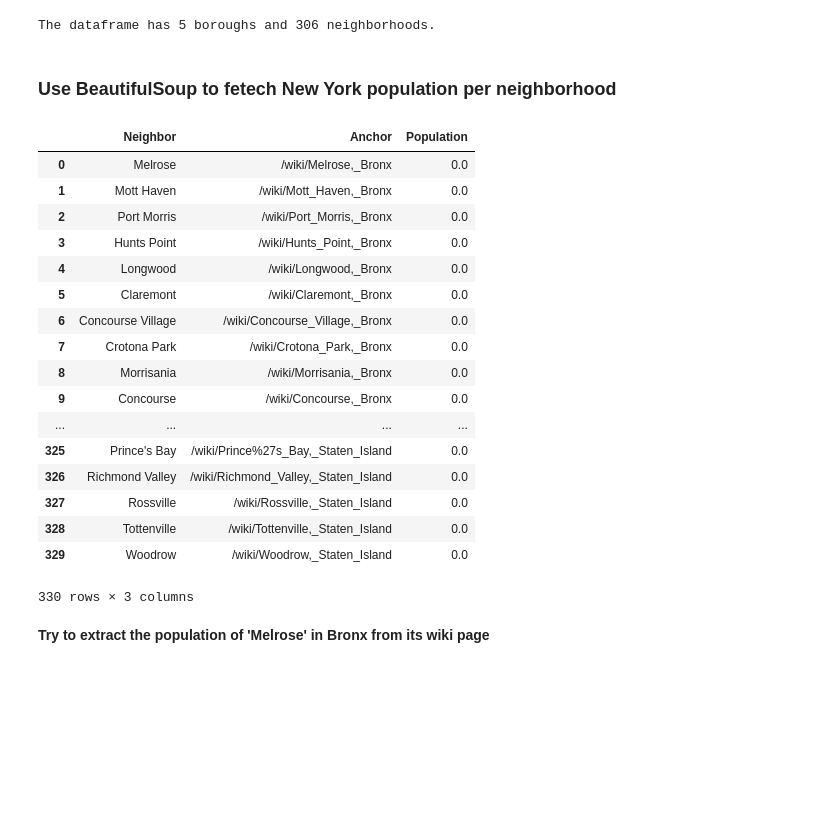
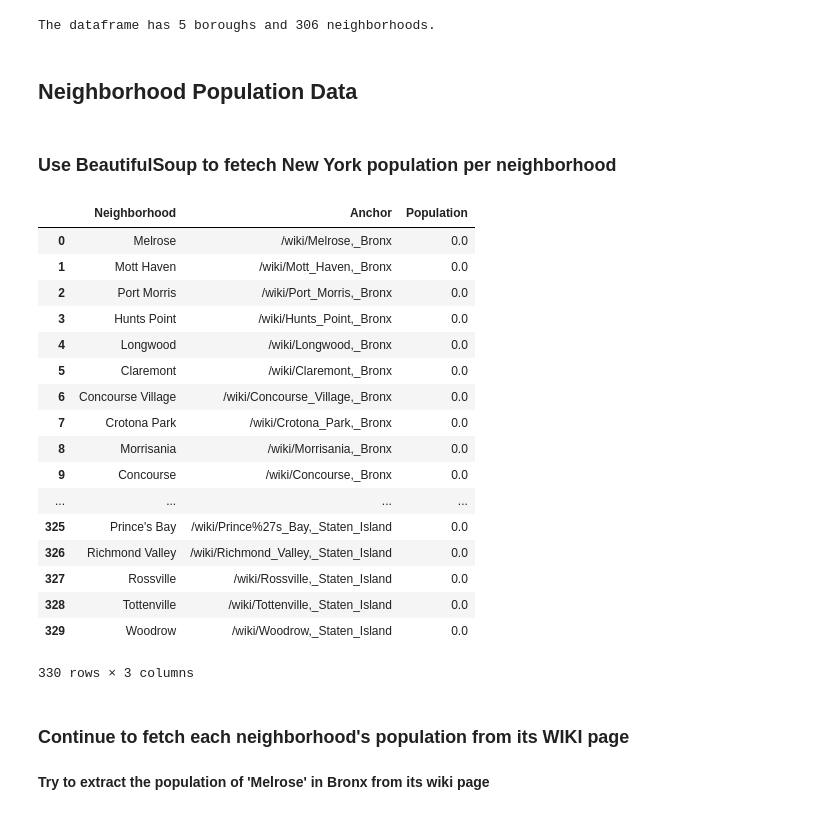
Before and after one commit to lisu1222/The-Battle-of-Neighborhoods-New-York-Hospital-Bed-Density, a Jupyter notebook: New-York-Neighborhood-Pop.ipynb, the cells around one changed output. Cells and saved outputs as stored; diff of their text form; code cells hidden in the pictures; blank space fills up the shorter version.

Commit message:
update notebook that scrapes neighborhoods and population data and the dataset output

```diff
--- a/New-York-Neighborhood-Pop.ipynb
+++ b/New-York-Neighborhood-Pop.ipynb
@@ -112,6 +107,8 @@ print('The dataframe has {} boroughs and {} neighborhoods.'.format(
 )
 # %% [output]
 The dataframe has 5 boroughs and 306 neighborhoods.
+# %% [markdown]
+## Neighborhood Population Data
 # %% [markdown]
 ### Use BeautifulSoup to fetech New York population per neighborhood
 # %%
@@ -119,8 +116,8 @@ wiki_link = "https://en.wikipedia.org/wiki/Neighborhoods_in_New_York_City"
 page = requests.get(wiki_link)
 soup = BeautifulSoup(page.text, 'html.parser')
 # %%
-def get_wiki_neighbor_df():
-    neighbor_df = pd.DataFrame(columns = ['Neighbor','Anchor'])
+def get_wiki_neighborhood_df():
+    neighborhood_df = pd.DataFrame(columns = ['Neighborhood','Anchor'])
 
     neighbor_list = []
     neighbor_anchor = []
@@ -129,33 +126,35 @@ def get_wiki_neighbor_df():
             neighbor_list.append(element.text)
             neighbor_anchor.append(element['href'])
 
-    neighbor_df['Neighbor'] = neighbor_list
-    neighbor_df['Anchor'] = neighbor_anchor
-    neighbor_df['Population'] = np.zeros(len(neighbor_list))
+    neighborhood_df['Neighborhood'] = neighbor_list
+    neighborhood_df['Anchor'] = neighbor_anchor
+    neighborhood_df['Population'] = np.zeros(len(neighbor_list))
 
-    return neighbor_df
+    return neighborhood_df
-# %%
-neighbor_df = get_wiki_neighbor_df()
-neighbor_df
-# %% [output]
-|  | Neighbor | Anchor | Population |
-| 0 | Melrose | /wiki/Melrose,_Bronx | 0.0 |
-| 1 | Mott Haven | /wiki/Mott_Haven,_Bronx | 0.0 |
-| 2 | Port Morris | /wiki/Port_Morris,_Bronx | 0.0 |
-| 3 | Hunts Point | /wiki/Hunts_Point,_Bronx | 0.0 |
-| 4 | Longwood | /wiki/Longwood,_Bronx | 0.0 |
-| 5 | Claremont | /wiki/Claremont,_Bronx | 0.0 |
-| 6 | Concourse Village | /wiki/Concourse_Village,_Bronx | 0.0 |
-| 7 | Crotona Park | /wiki/Crotona_Park,_Bronx | 0.0 |
-| 8 | Morrisania | /wiki/Morrisania,_Bronx | 0.0 |
-| 9 | Concourse | /wiki/Concourse,_Bronx | 0.0 |
-| ... | ... | ... | ... |
-| 325 | Prince's Bay | /wiki/Prince%27s_Bay,_Staten_Island | 0.0 |
-| 326 | Richmond Valley | /wiki/Richmond_Valley,_Staten_Island | 0.0 |
-| 327 | Rossville | /wiki/Rossville,_Staten_Island | 0.0 |
-| 328 | Tottenville | /wiki/Tottenville,_Staten_Island | 0.0 |
-| 329 | Woodrow | /wiki/Woodrow,_Staten_Island | 0.0 |
-330 rows × 3 columns
+# %%
+neighborhood_df = get_wiki_neighborhood_df()
+neighborhood_df
+# %% [output]
+|  | Neighborhood | Anchor | Population |
+| 0 | Melrose | /wiki/Melrose,_Bronx | 0.0 |
+| 1 | Mott Haven | /wiki/Mott_Haven,_Bronx | 0.0 |
+| 2 | Port Morris | /wiki/Port_Morris,_Bronx | 0.0 |
+| 3 | Hunts Point | /wiki/Hunts_Point,_Bronx | 0.0 |
+| 4 | Longwood | /wiki/Longwood,_Bronx | 0.0 |
+| 5 | Claremont | /wiki/Claremont,_Bronx | 0.0 |
+| 6 | Concourse Village | /wiki/Concourse_Village,_Bronx | 0.0 |
+| 7 | Crotona Park | /wiki/Crotona_Park,_Bronx | 0.0 |
+| 8 | Morrisania | /wiki/Morrisania,_Bronx | 0.0 |
+| 9 | Concourse | /wiki/Concourse,_Bronx | 0.0 |
+| ... | ... | ... | ... |
+| 325 | Prince's Bay | /wiki/Prince%27s_Bay,_Staten_Island | 0.0 |
+| 326 | Richmond Valley | /wiki/Richmond_Valley,_Staten_Island | 0.0 |
+| 327 | Rossville | /wiki/Rossville,_Staten_Island | 0.0 |
+| 328 | Tottenville | /wiki/Tottenville,_Staten_Island | 0.0 |
+| 329 | Woodrow | /wiki/Woodrow,_Staten_Island | 0.0 |
+330 rows × 3 columns
+# %% [markdown]
+### Continue to fetch each neighborhood's population from its WIKI page
 # %% [markdown]
 **Try to extract the population of 'Melrose' in Bronx from its wiki page**
 # %%
```
Also changed, not shown: parts of 16 cells of this notebook, 3 other files.
